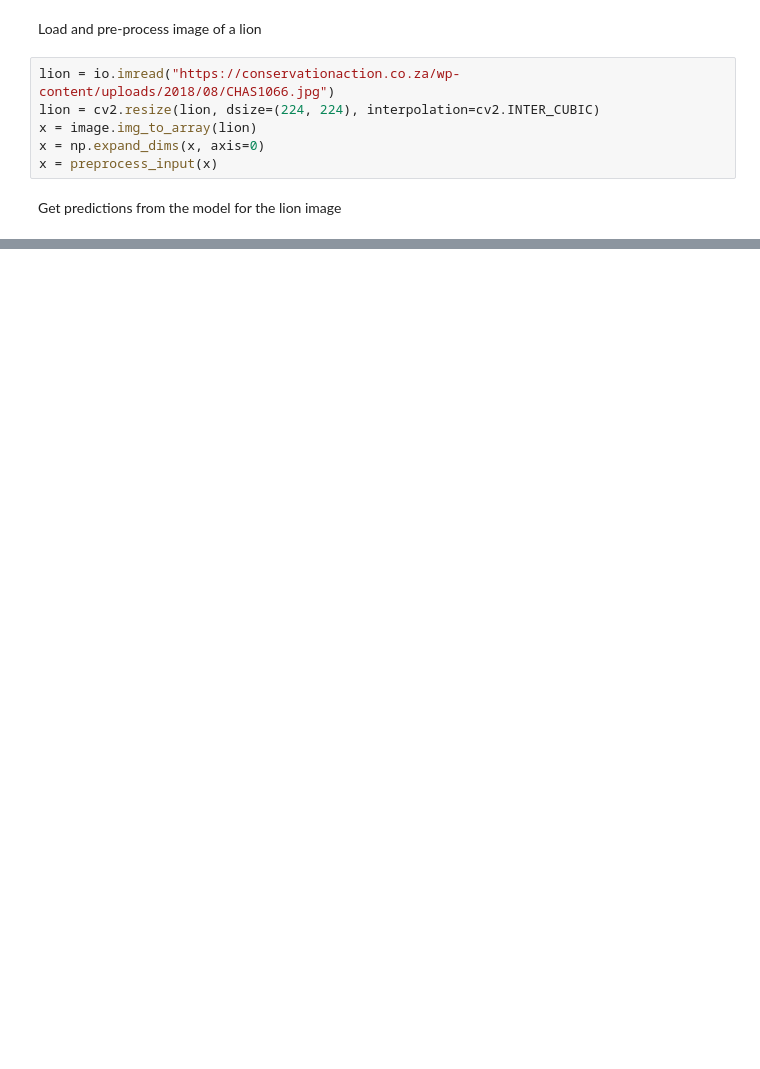
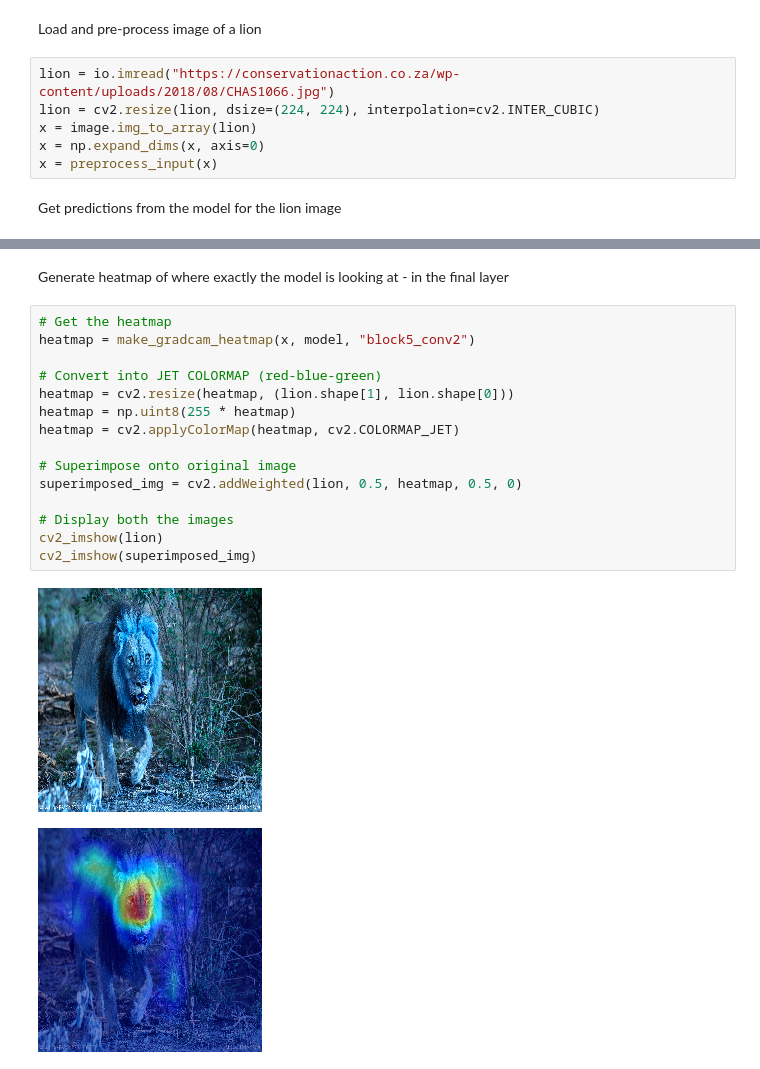
Before and after one commit to sriharsha-sreenatha/CSCI596_FinalProject, a Jupyter notebook: GradCAM.ipynb, the cells around one changed output, grey strips where cells are left out. Cells and saved outputs as stored; diff of their text form; blank space fills up the shorter version.

Commit message:
Added Grad-CAM Visualization for predicted image

```diff
--- a/GradCAM.ipynb
+++ b/GradCAM.ipynb
@@ -40,0 +83,20 @@ Predicted label: lion
+# %% [markdown]
+Generate heatmap of where exactly the model is looking at - in the final layer
+# %%
+# Get the heatmap
+heatmap = make_gradcam_heatmap(x, model, "block5_conv2")
+
+# Convert into JET COLORMAP (red-blue-green)
+heatmap = cv2.resize(heatmap, (lion.shape[1], lion.shape[0]))
+heatmap = np.uint8(255 * heatmap)
+heatmap = cv2.applyColorMap(heatmap, cv2.COLORMAP_JET)
+
+# Superimpose onto original image
+superimposed_img = cv2.addWeighted(lion, 0.5, heatmap, 0.5, 0)
+
+# Display both the images
+cv2_imshow(lion)
+cv2_imshow(superimposed_img)
+# %% [output]
+[figure, added]
+[figure, added]
```
Also changed, not shown: parts of 5 cells of this notebook.
